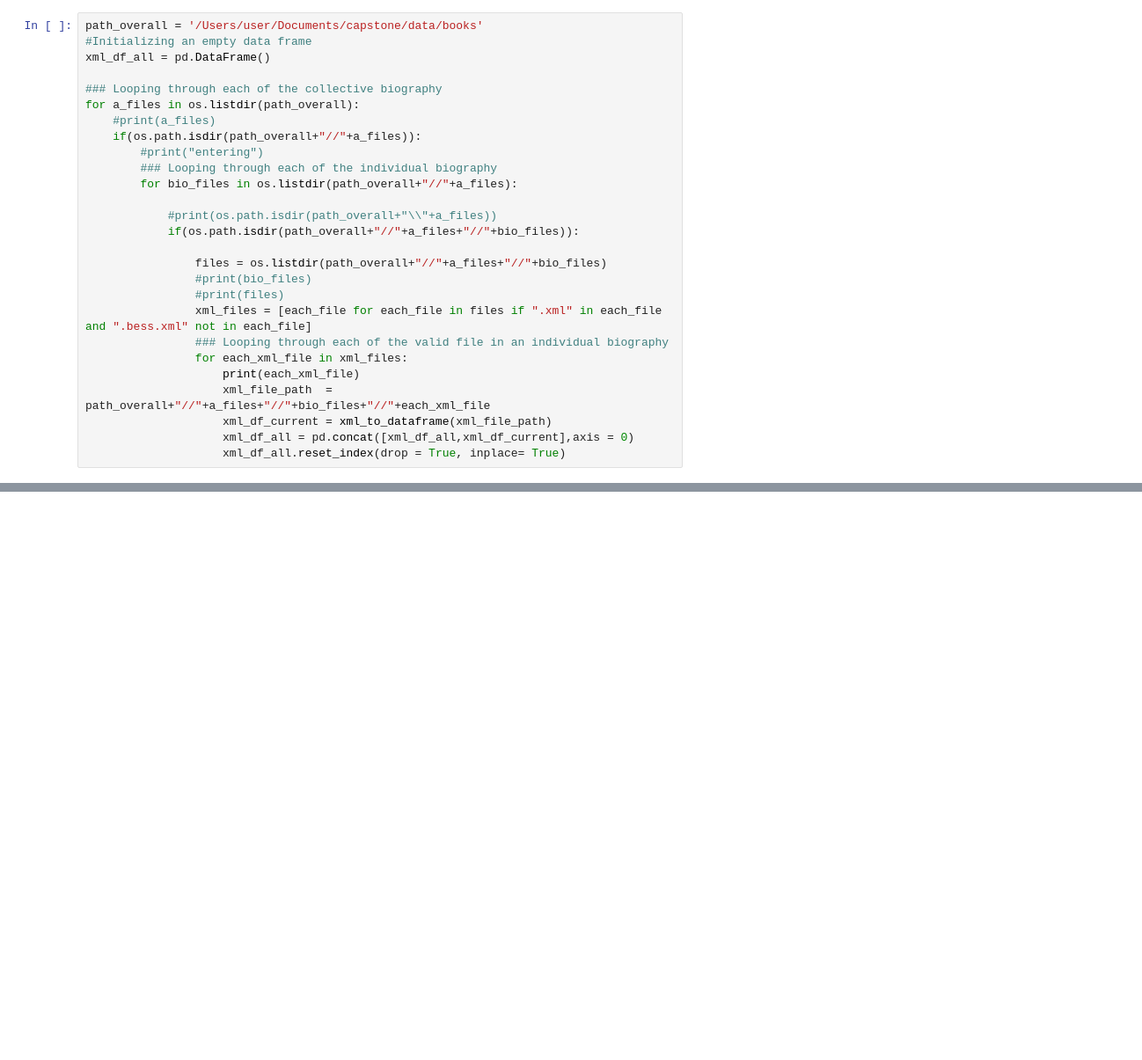
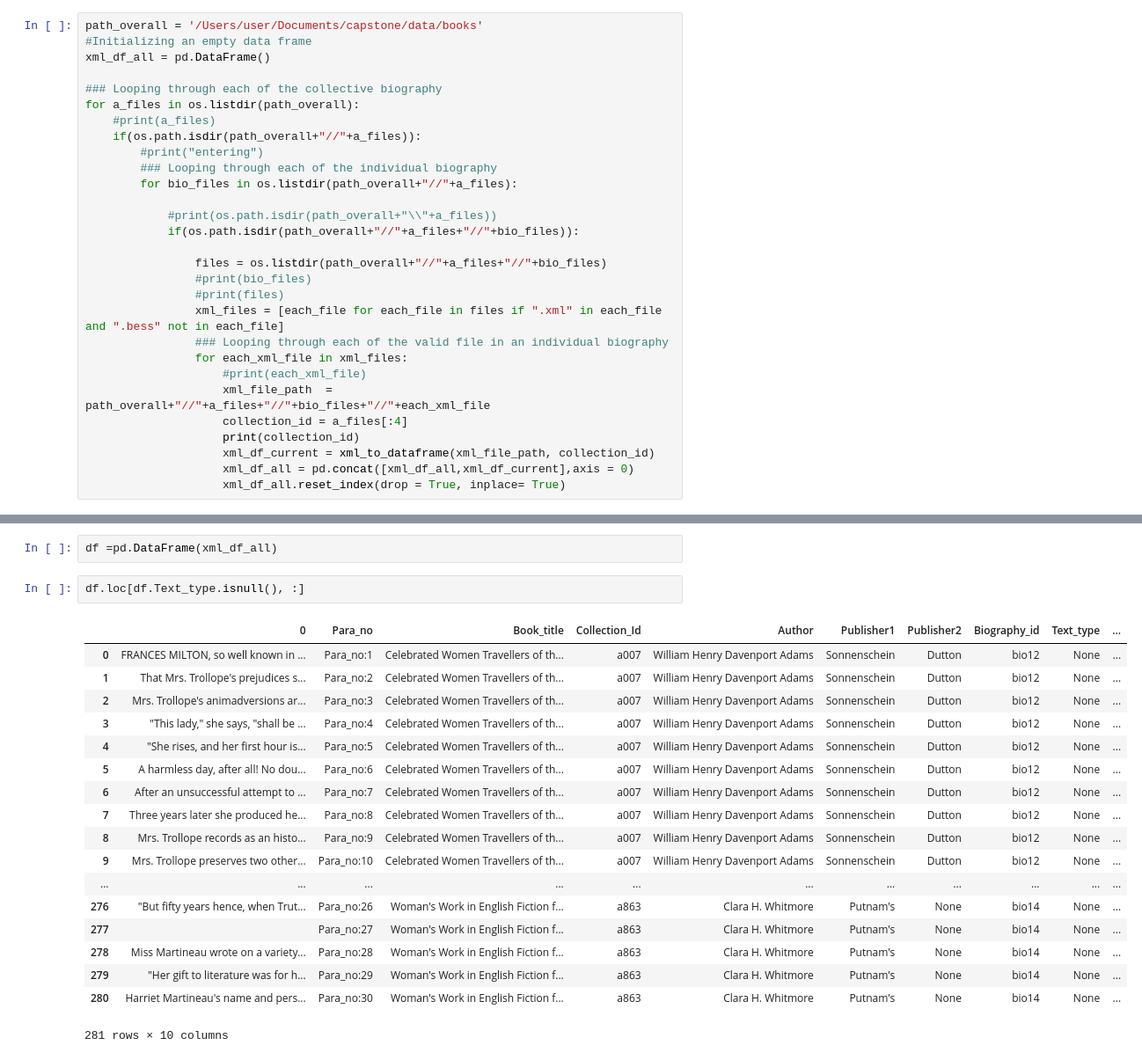
Before and after one commit to UVA-DSI-2019-Capstones/CBW, a Jupyter notebook: Data Preparation/meta_data_script_final.ipynb, the cells around one changed output, grey strips where cells are left out. Shown at 88% size. Saved outputs shown, nothing was run; the diff lists cells and outputs as text; blank space fills up the shorter version.

Commit message:
meta data script

```diff
--- a/Data Preparation/meta_data_script_final.ipynb
+++ b/Data Preparation/meta_data_script_final.ipynb
@@ -101,12 +119,14 @@ for a_files in os.listdir(path_overall):
                 files = os.listdir(path_overall+"//"+a_files+"//"+bio_files)
                 #print(bio_files)
                 #print(files)
-                xml_files = [each_file for each_file in files if ".xml" in each_file and ".bess.xml" not in each_file]
+                xml_files = [each_file for each_file in files if ".xml" in each_file and ".bess" not in each_file]
                 ### Looping through each of the valid file in an individual biography
                 for each_xml_file in xml_files:
-                    print(each_xml_file)
+                    #print(each_xml_file)
                     xml_file_path  = path_overall+"//"+a_files+"//"+bio_files+"//"+each_xml_file
-                    xml_df_current = xml_to_dataframe(xml_file_path)
+                    collection_id = a_files[:4]
+                    print(collection_id)
+                    xml_df_current = xml_to_dataframe(xml_file_path, collection_id)
                     xml_df_all = pd.concat([xml_df_all,xml_df_current],axis = 0)
                     xml_df_all.reset_index(drop = True, inplace= True)
 # %% [output]
@@ -114,0 +154,23 @@ TypeError: 'NoneType' object is not iterable
+# %%
+df =pd.DataFrame(xml_df_all)
+# %%
+df.loc[df.Text_type.isnull(), :]
+# %% [output]
+|  | 0 | Para_no | Book_title | Collection_Id | Author | Publisher1 | Publisher2 | Biography_id | Text_type | ... |
+| 0 | FRANCES MILTON, so well known in ... | Para_no:1 | Celebrated Women Travellers of th... | a007 | William Henry Davenport Adams | Sonnenschein | Dutton | bio12 | None | ... |
+| 1 | That Mrs. Trollope's prejudices s... | Para_no:2 | Celebrated Women Travellers of th... | a007 | William Henry Davenport Adams | Sonnenschein | Dutton | bio12 | None | ... |
+| 2 | Mrs. Trollope's animadversions ar... | Para_no:3 | Celebrated Women Travellers of th... | a007 | William Henry Davenport Adams | Sonnenschein | Dutton | bio12 | None | ... |
+| 3 | "This lady," she says, "shall be ... | Para_no:4 | Celebrated Women Travellers of th... | a007 | William Henry Davenport Adams | Sonnenschein | Dutton | bio12 | None | ... |
+| 4 | "She rises, and her first hour is... | Para_no:5 | Celebrated Women Travellers of th... | a007 | William Henry Davenport Adams | Sonnenschein | Dutton | bio12 | None | ... |
+| 5 | A harmless day, after all! No dou... | Para_no:6 | Celebrated Women Travellers of th... | a007 | William Henry Davenport Adams | Sonnenschein | Dutton | bio12 | None | ... |
+| 6 | After an unsuccessful attempt to ... | Para_no:7 | Celebrated Women Travellers of th... | a007 | William Henry Davenport Adams | Sonnenschein | Dutton | bio12 | None | ... |
+| 7 | Three years later she produced he... | Para_no:8 | Celebrated Women Travellers of th... | a007 | William Henry Davenport Adams | Sonnenschein | Dutton | bio12 | None | ... |
+| 8 | Mrs. Trollope records as an histo... | Para_no:9 | Celebrated Women Travellers of th... | a007 | William Henry Davenport Adams | Sonnenschein | Dutton | bio12 | None | ... |
+| 9 | Mrs. Trollope preserves two other... | Para_no:10 | Celebrated Women Travellers of th... | a007 | William Henry Davenport Adams | Sonnenschein | Dutton | bio12 | None | ... |
+| ... | ... | ... | ... | ... | ... | ... | ... | ... | ... | ... |
+| 276 | "But fifty years hence, when Trut... | Para_no:26 | Woman's Work in English Fiction f... | a863 | Clara H. Whitmore | Putnam's | None | bio14 | None | ... |
+| 277 |  | Para_no:27 | Woman's Work in English Fiction f... | a863 | Clara H. Whitmore | Putnam's | None | bio14 | None | ... |
+| 278 | Miss Martineau wrote on a variety... | Para_no:28 | Woman's Work in English Fiction f... | a863 | Clara H. Whitmore | Putnam's | None | bio14 | None | ... |
+| 279 | "Her gift to literature was for h... | Para_no:29 | Woman's Work in English Fiction f... | a863 | Clara H. Whitmore | Putnam's | None | bio14 | None | ... |
+| 280 | Harriet Martineau's name and pers... | Para_no:30 | Woman's Work in English Fiction f... | a863 | Clara H. Whitmore | Putnam's | None | bio14 | None | ... |
+281 rows × 10 columns
```
Also changed, not shown: parts of 10 cells of this notebook.
